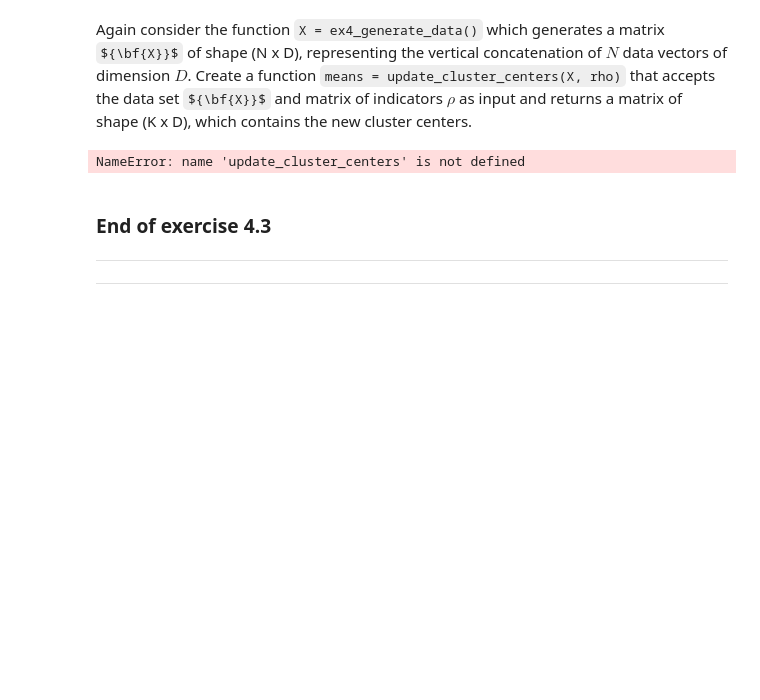
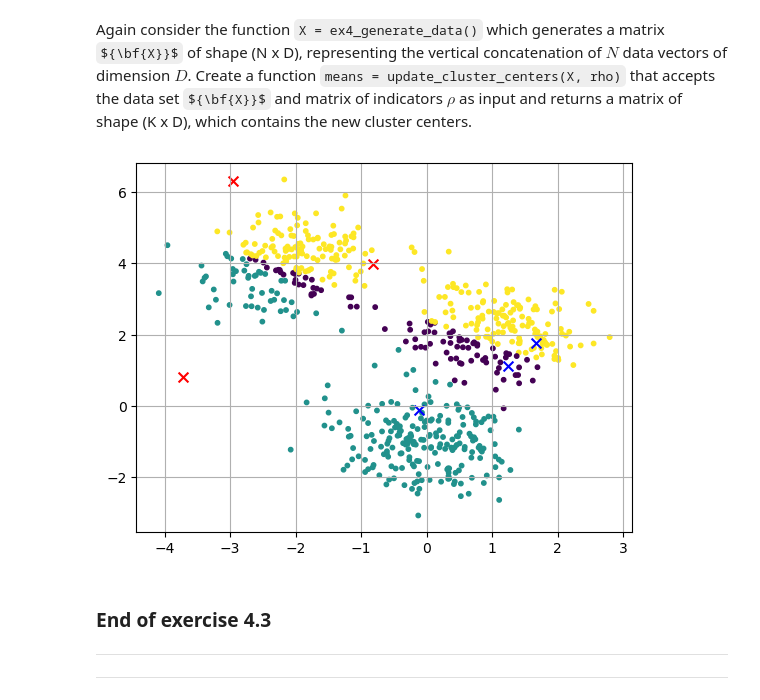
Before and after one commit to Lynch1206/5ARB0_1_1, a Jupyter notebook: activitydetector-template.ipynb, the cells around one changed output. Saved outputs shown, nothing was run; the diff lists cells and outputs as text; code cells hidden in the pictures; some formulas as TeX source; blank space fills up the shorter version.

```diff
--- a/activitydetector-template.ipynb
+++ b/activitydetector-template.ipynb
@@ -556,24 +571,64 @@ Again consider the function `X = ex4_generate_data()` which generates a matrix $
+# %%
+X = ex4_generate_data()
+# initialize means
+means = initialize_means(X, 3)
+# assign point to clusters
+rho = assign_data_to_clusters(X, means)
+Y = np.zeros(shape = (X.shape[0]))
+for i in range(X.shape[0]):
+    # for j in range(rho.shape[1]):
+    Y[i] = np.argmax(rho[i,:])
+
+# X.shape # N=200,D=2 ; K = number of cluster
+# update means according to cluster groups
+# U = np.concatenate((X,rho),axis =1)
+
+New_ = np.concatenate([X,Y[:,None]],axis=1)
+
+a = np.unique(New_[:, 2]) # list all possible cluster groups.
+New_[:,2][0] # group index
+
+# for i in range(New_.shape[0]):
+G1 = New_[New_[:, 2][:] == np.unique(New_[:, 2])[0]]
+
+
+def update_cluster_centers(X, rho):
+    Y = np.zeros(shape=(X.shape[0]))
+
+    for i in range(X.shape[0]):
+        Y[i] = np.argmax(rho[i, :])
+
+    New_ = np.concatenate([X, Y[:, None]], axis=1)
+    Mean_list = np.unique(New_[:, 2])
+
+    Cluster_Centers = (np.zeros((len(Mean_list), 2)))
+    Clust_data = {}
+    for i in range(len(Mean_list)):
+        Clust_data[i] = New_[New_[:, 2][:] == np.unique(New_[:, 2])[i]]
+        Cluster_Centers[i,:] = np.mean(Clust_data[i][:2],axis=1)
+    return Cluster_Centers
 # %%
 # generate data
 X = ex4_generate_data()
 
 # initialize means
 means = initialize_means(X, 3)
 
 # assign point to clusters
 rho = assign_data_to_clusters(X, means)
 
 # update means
 means_new = update_cluster_centers(X, rho)
+rho_ = assign_data_to_clusters(X,means_new) #
 
 # plot data
 plt.figure()
 plt.scatter(X[:,0], X[:,1], 10, c=np.argmax(rho, axis=1))
 plt.scatter(means[:,0], means[:,1], 50, c="red", marker="x")
 plt.scatter(means_new[:,0], means_new[:,1], 50, c="blue", marker="x")
 plt.grid()
 # %% [output]
-NameError: name 'update_cluster_centers' is not defined
+[figure, added]
 # %% [markdown]
 ### End of exercise 4.3
 ---
```
Also changed, not shown: parts of 7 cells of this notebook.
